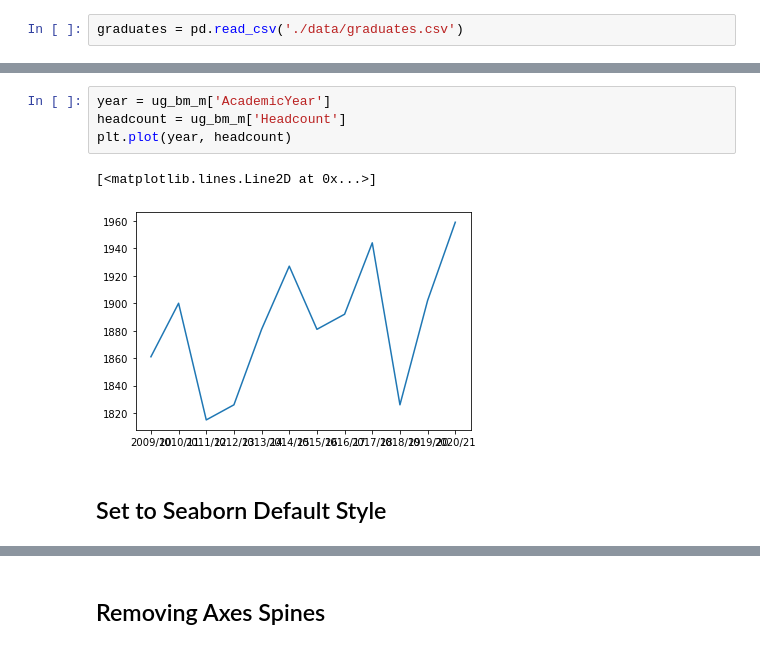
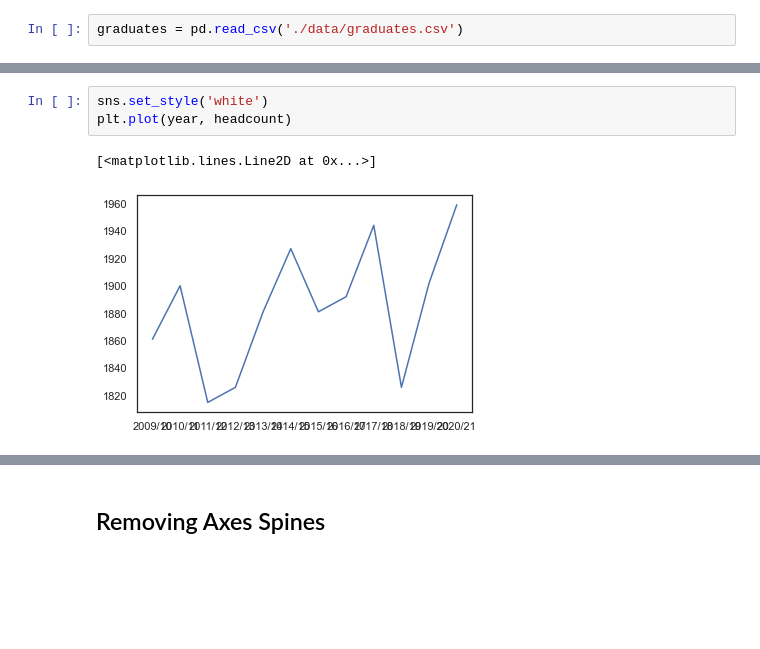
Before and after one commit to ngsanluk/PythonInter, a Jupyter notebook: Jupyter-Notebook/Day2.ipynb, the cells around one changed output, grey strips where cells are left out. Cells and saved outputs as stored; diff of their text form; blank space fills up the shorter version.

Commit message:
adds pandas plots and Seaborn plots

```diff
--- a/Jupyter-Notebook/Day2.ipynb
+++ b/Jupyter-Notebook/Day2.ipynb
@@ -106,9 +320,6 @@ ug_bm_m = graduates[(graduates['LevelOfStudy']=='Undergraduate')
 # %%
-year = ug_bm_m['AcademicYear']
-headcount = ug_bm_m['Headcount']
+sns.set_style('white')
 plt.plot(year, headcount)
 # %% [output]
 [<matplotlib.lines.Line2D at 0x...>]
-[figure, old version]
+[figure, new version]
-# %% [markdown]
-## Set to Seaborn Default Style
```
Also changed, not shown: parts of 52 cells of this notebook.
